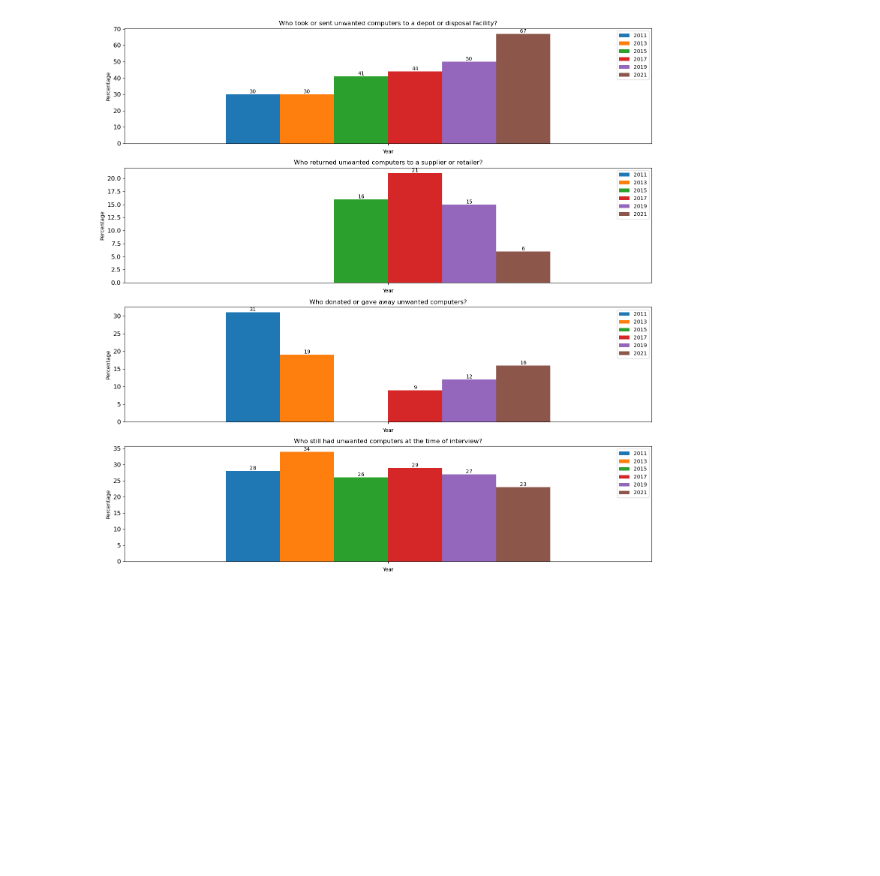
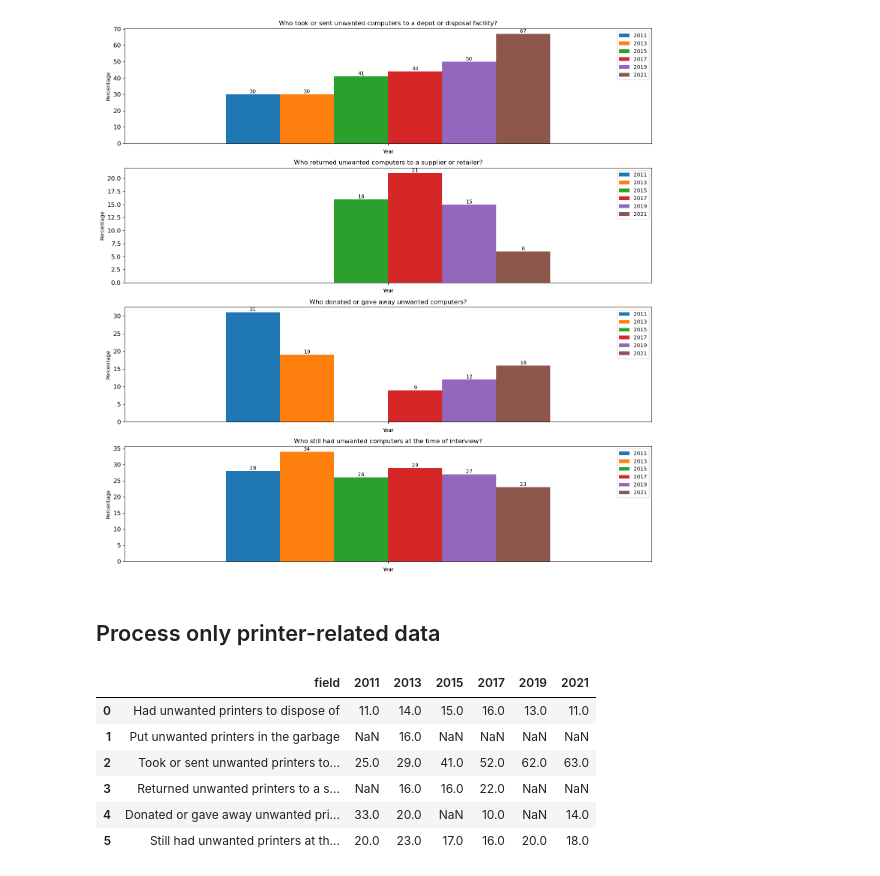
Before and after one commit to BlackSound1/SUST601-Project, a Jupyter notebook: e-waste_notebook.ipynb, the cells around one changed output. Cells and saved outputs as stored; diff of their text form; code cells hidden in the pictures; blank space fills up the shorter version.

```diff
--- a/e-waste_notebook.ipynb
+++ b/e-waste_notebook.ipynb
@@ -133,3 +150,21 @@ plt.subplot(411)
 plt.show()
 # %% [output]
 [figure]
+# %% [markdown]
+## Process only printer-related data
+# %%
+# Get only the printer-related data points
+printers = e_waste[
+    (e_waste['field'].str.contains('printers')) &
+    (e_waste.iloc[:, 1:].notna().any(axis=1))
+].reset_index(drop=True)
+
+printers
+# %% [output]
+|  | field | 2011 | 2013 | 2015 | 2017 | 2019 | 2021 |
+| 0 | Had unwanted printers to dispose of | 11.0 | 14.0 | 15.0 | 16.0 | 13.0 | 11.0 |
+| 1 | Put unwanted printers in the garbage | NaN | 16.0 | NaN | NaN | NaN | NaN |
+| 2 | Took or sent unwanted printers to... | 25.0 | 29.0 | 41.0 | 52.0 | 62.0 | 63.0 |
+| 3 | Returned unwanted printers to a s... | NaN | 16.0 | 16.0 | 22.0 | NaN | NaN |
+| 4 | Donated or gave away unwanted pri... | 33.0 | 20.0 | NaN | 10.0 | NaN | 14.0 |
+| 5 | Still had unwanted printers at th... | 20.0 | 23.0 | 17.0 | 16.0 | 20.0 | 18.0 |
```
Also changed, not shown: parts of 5 cells of this notebook, 2 other files.
